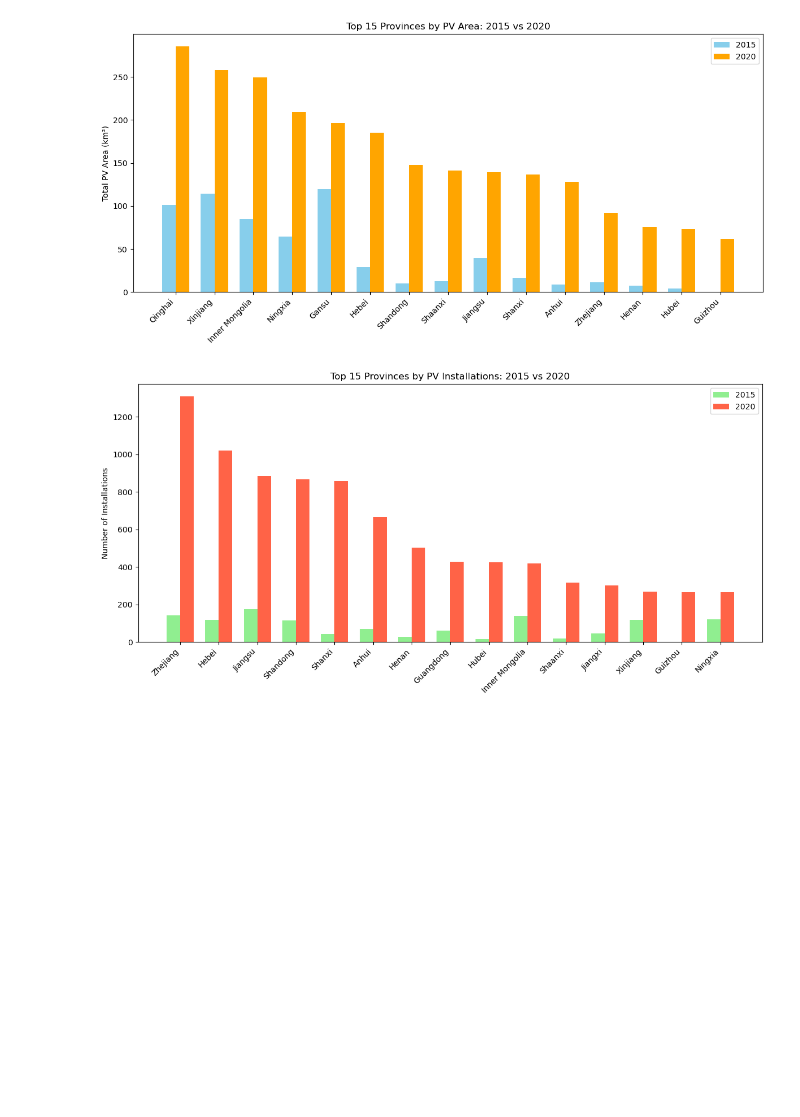
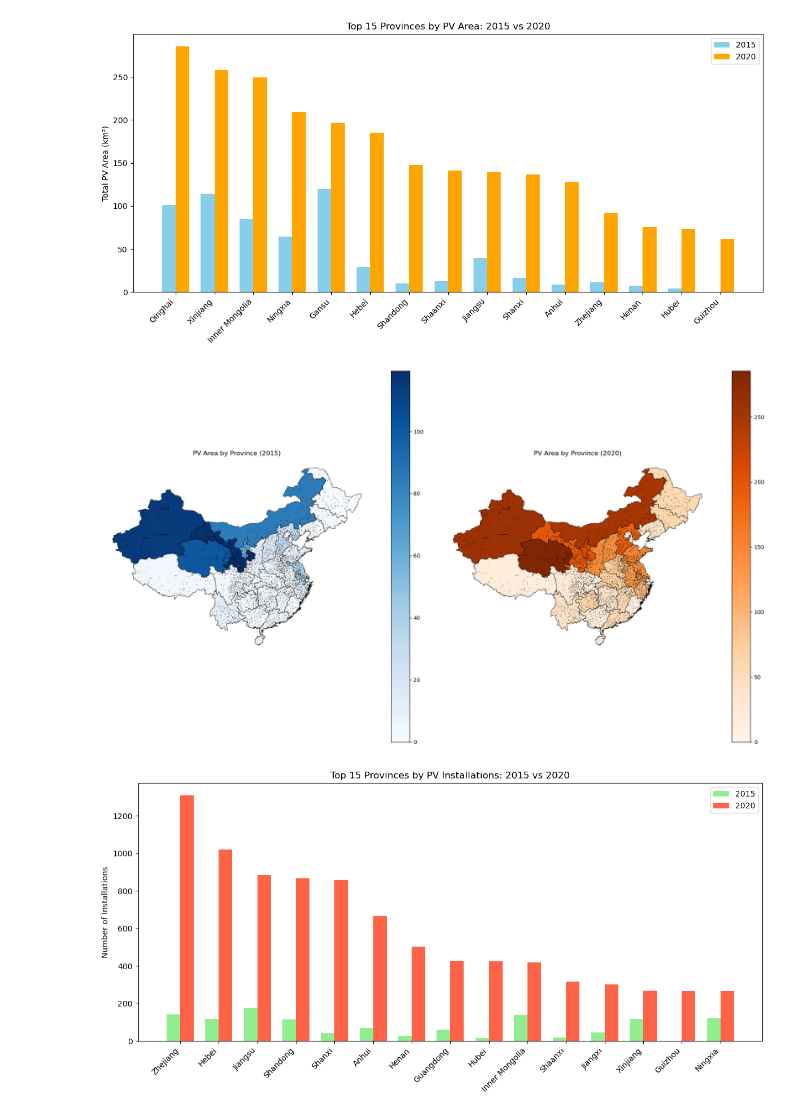
Before and after one commit to XinranHf/solar-data-china, a Jupyter notebook: scripts/data_preprocessing/ChinaPV_vectorized_pv.ipynb, the cells around one changed output. Cells and saved outputs as stored; diff of their text form; code cells hidden in the pictures; blank space fills up the shorter version.

```diff
--- a/scripts/data_preprocessing/ChinaPV_vectorized_pv.ipynb
+++ b/scripts/data_preprocessing/ChinaPV_vectorized_pv.ipynb
@@ -217,6 +261,41 @@ plt.tight_layout()
 plt.show()
 # %% [output]
 [figure]
+# %%
+china_admin = gpd.read_file("../../data/data_processed/mapdata/gadm41_CHN_3_processed.json")
+gdf = china_admin.dissolve(by="Province", as_index=False)  # dissolve to province level
+gdf = gdf.merge(df_compare, on="Province", how="left").fillna(0)
+# %%
+fig, axes = plt.subplots(1, 2, figsize=(18, 10))
+
+# Map for 2015
+gdf.plot(
+    column="total_area_2015",
+    cmap="Blues",
+    linewidth=0.5,
+    edgecolor="black",
+    legend=True,
+    ax=axes[0]
+)
+axes[0].set_title("PV Area by Province (2015)")
+axes[0].axis("off")
+
+# Map for 2020
+gdf.plot(
+    column="total_area_2020",
+    cmap="Oranges",
+    linewidth=0.5,
+    edgecolor="black",
+    legend=True,
+    ax=axes[1]
+)
+axes[1].set_title("PV Area by Province (2020)")
+axes[1].axis("off")
+
+plt.tight_layout()
+plt.show()
+# %% [output]
+[figure, added]
 # %%
 fig, ax = plt.subplots(1, 1, figsize=(12, 6))
 
```
Also changed, not shown: parts of 11 cells of this notebook, 10 other files.
